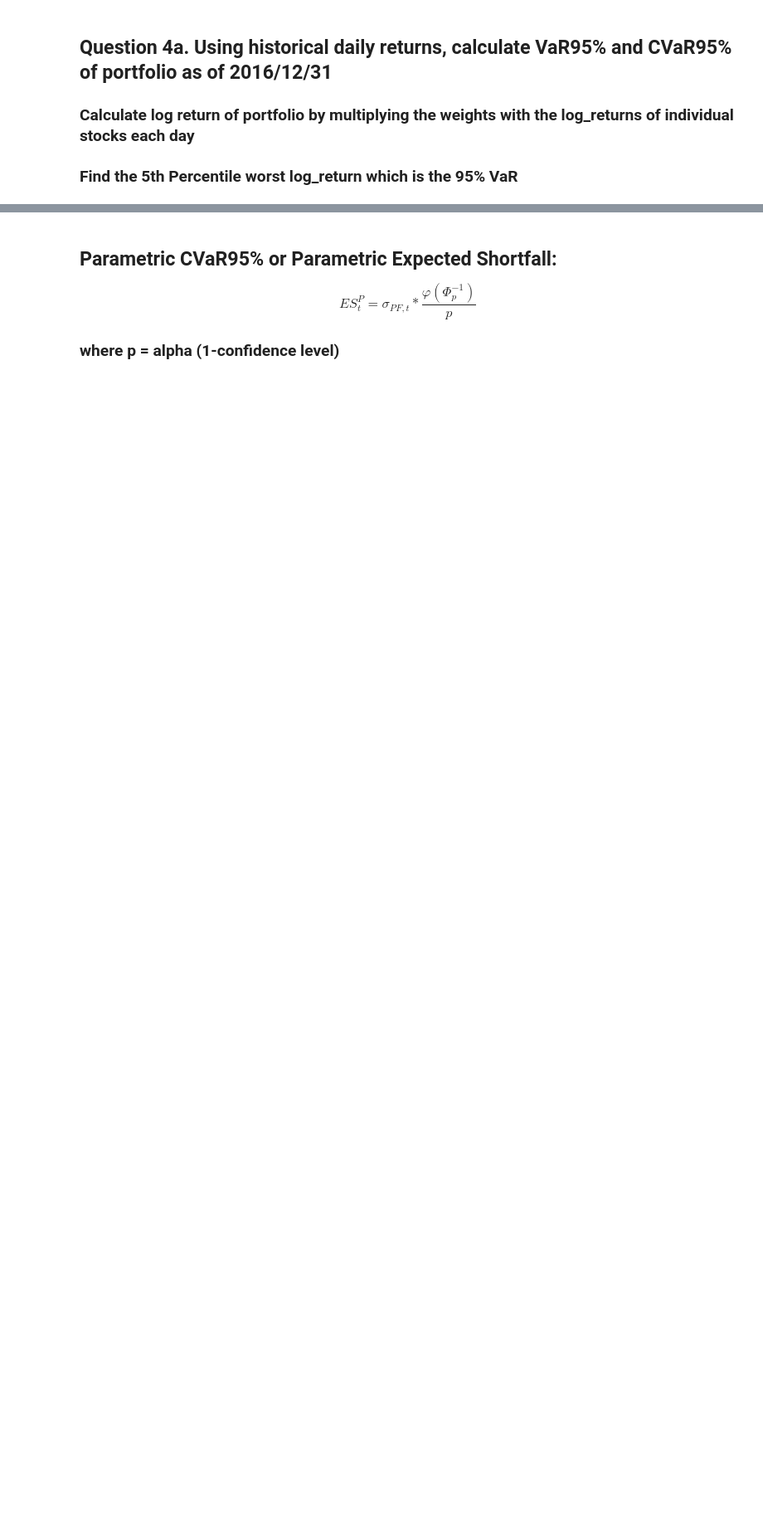
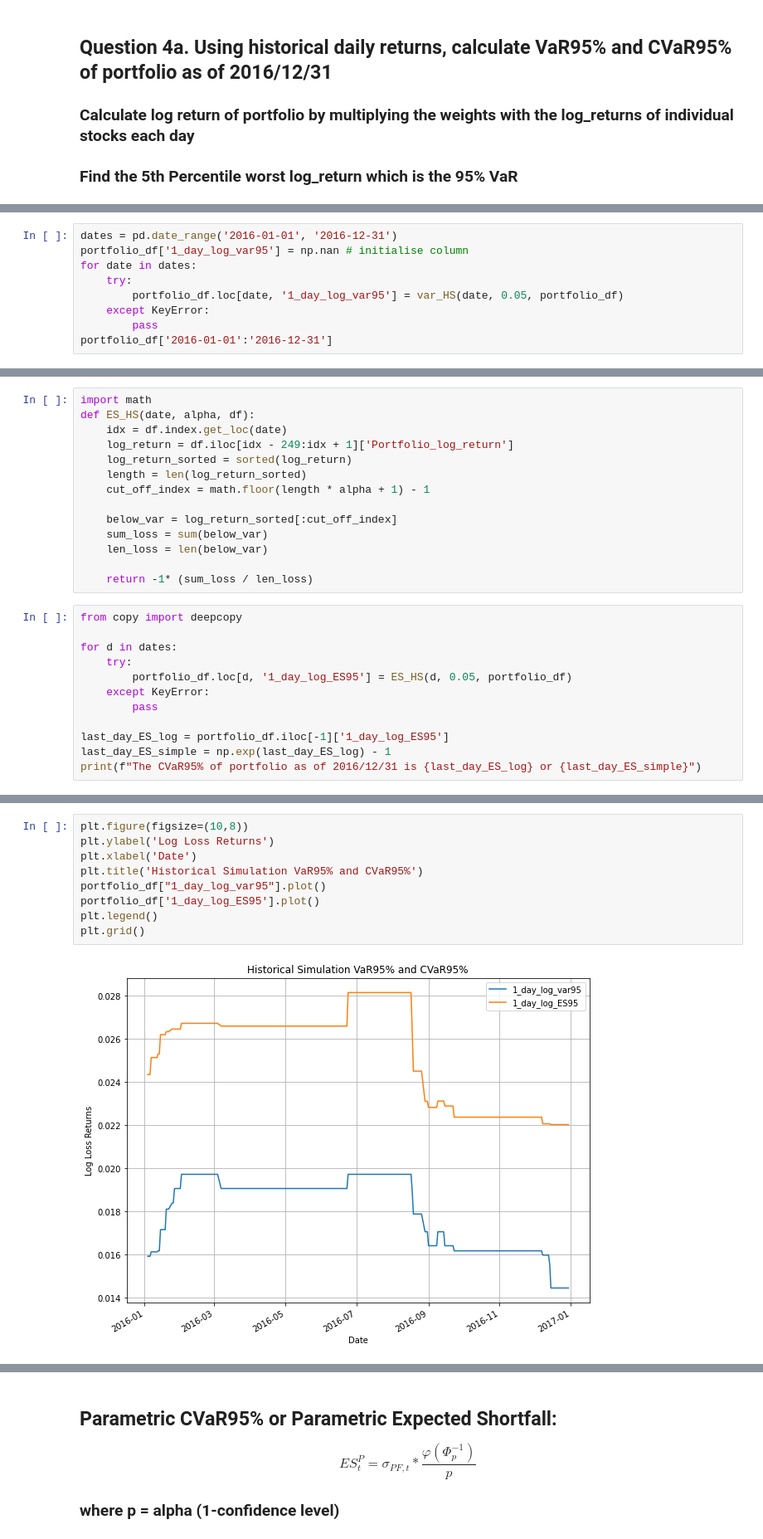
Before and after one commit to yonglert/Treehouse_Finance_test, a Jupyter notebook: Question_4.ipynb, the cells around one changed output, grey strips where cells are left out. Shown at 83% size. Drawn from its saved outputs; the diff is of its cells as text; blank space fills up the shorter version.

```diff
--- a/Question_4.ipynb
+++ b/Question_4.ipynb
@@ -233,0 +118,9 @@ The VaR95% calculated using Parametric method is 0.014388648953891615.
+# %%
+dates = pd.date_range('2016-01-01', '2016-12-31')
+portfolio_df['1_day_log_var95'] = np.nan # initialise column
+for date in dates:
+    try:
+        portfolio_df.loc[date, '1_day_log_var95'] = var_HS(date, 0.05, portfolio_df)
+    except KeyError:
+        pass
+portfolio_df['2016-01-01':'2016-12-31']
@@ -233,0 +156,26 @@ The VaR95% calculated using Parametric method is 0.014388648953891615.
+# %%
+import math
+def ES_HS(date, alpha, df):
+    idx = df.index.get_loc(date)
+    log_return = df.iloc[idx - 249:idx + 1]['Portfolio_log_return']
+    log_return_sorted = sorted(log_return)
+    length = len(log_return_sorted)
+    cut_off_index = math.floor(length * alpha + 1) - 1
+
+    below_var = log_return_sorted[:cut_off_index]
+    sum_loss = sum(below_var)
+    len_loss = len(below_var)
+
+    return -1* (sum_loss / len_loss)
+# %%
+from copy import deepcopy
+
+for d in dates:
+    try:
+        portfolio_df.loc[d, '1_day_log_ES95'] = ES_HS(d, 0.05, portfolio_df)
+    except KeyError:
+        pass
+
+last_day_ES_log = portfolio_df.iloc[-1]['1_day_log_ES95']
+last_day_ES_simple = np.exp(last_day_ES_log) - 1
+print(f"The CVaR95% of portfolio as of 2016/12/31 is {last_day_ES_log} or {last_day_ES_simple}")
@@ -233,0 +187,11 @@ The VaR95% calculated using Parametric method is 0.014388648953891615.
+# %%
+plt.figure(figsize=(10,8))
+plt.ylabel('Log Loss Returns')
+plt.xlabel('Date')
+plt.title('Historical Simulation VaR95% and CVaR95%')
+portfolio_df["1_day_log_var95"].plot()
+portfolio_df['1_day_log_ES95'].plot()
+plt.legend()
+plt.grid()
+# %% [output]
+[figure, added]
```
Also changed, not shown: parts of 47 cells of this notebook, 1 other file.
